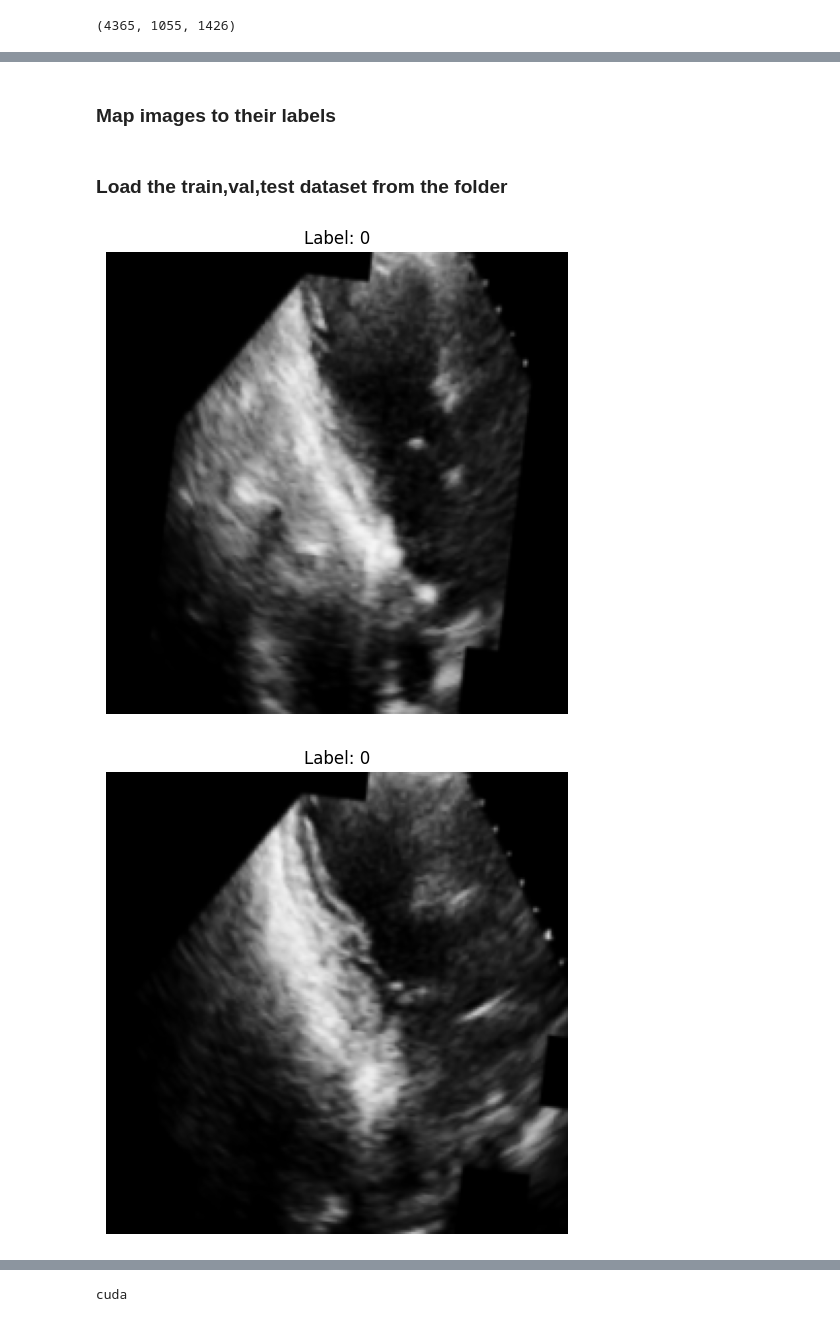
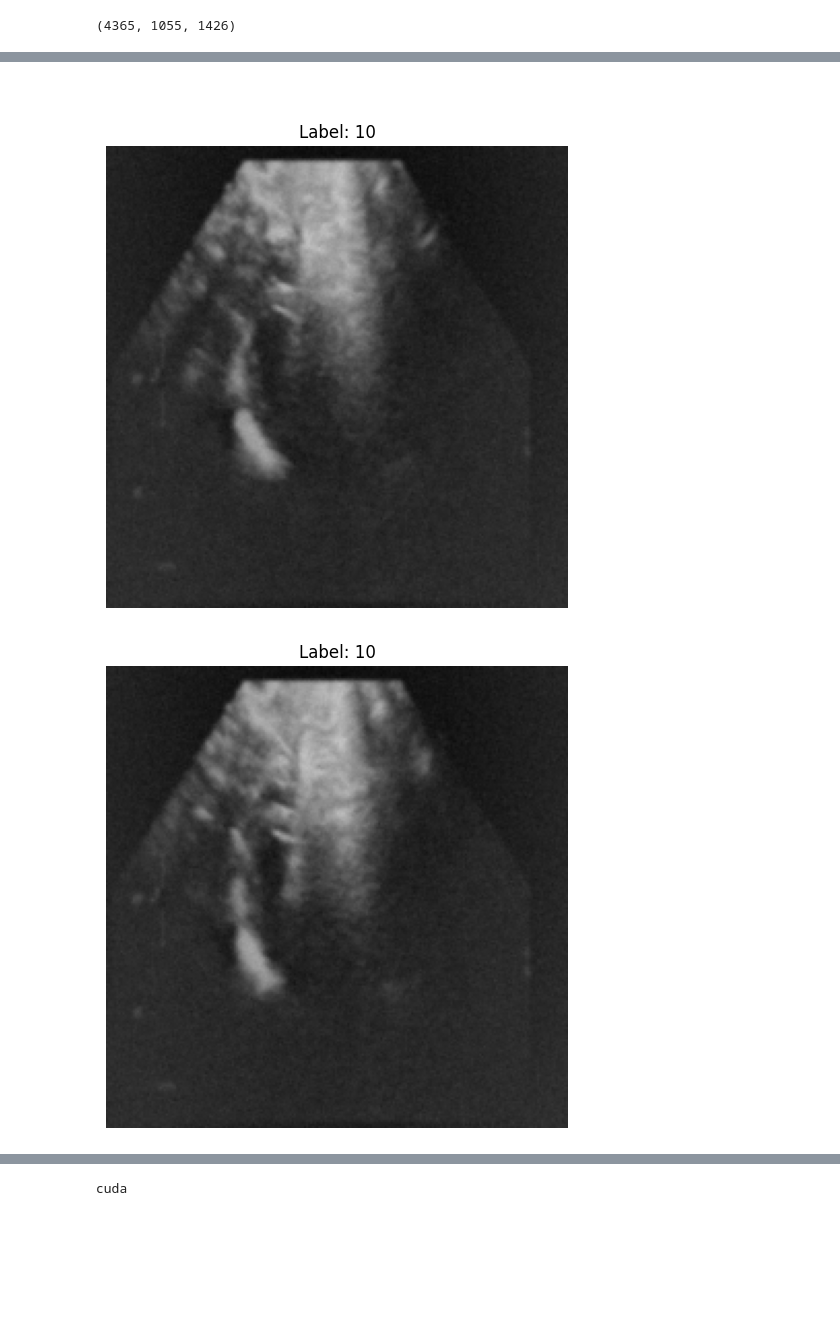
Before and after one commit to shokoofa-ghods/TTE_view_classification_pipeline, a Jupyter notebook: notebooks/models/VideoPipeline.ipynb, the cells around one changed output, grey strips where cells are left out. Cells and saved outputs as stored; diff of their text form; code cells hidden in the pictures; blank space fills up the shorter version.

```diff
--- a/notebooks/models/VideoPipeline.ipynb
+++ b/notebooks/models/VideoPipeline.ipynb
@@ -259,7 +259,7 @@ for aug in video_augs:
     else:
         aug_name_list.append(aug.__class__.__name__)
 # %% [markdown]
-### Map images to their labels
+<!-- ### Map images to their labels -->
 # %%
 import torch
 import torchvision.transforms.functional as TF
@@ -365,7 +365,7 @@ class TTEDataset(Dataset):
         output = image_array * mask  # static pixels become zero
         return output
 # %% [markdown]
-### Load the train,val,test dataset from the folder
+<!-- ### Load the train,val,test dataset from the folder -->
 # %%
 train_data = TTEDataset(
     csv_info=info_train, root_dir=dataset_address, data_mean = avg_data_mean, data_std = avg_data_std, use_npy=False, remove_ecg=True, remove_static=True,
@@ -381,9 +381,9 @@ test_data = TTEDataset(
 )
 # %%
 num = random.randint(0,1100)
-img, label = train_data[num]
+img, label = train_data[222]
 for i in range(0,9,3):
     visualize_normalized(img[i,:,:], label, avg_data_mean, avg_data_std)
 # %% [output]
-[figure, old version]
+[figure, new version]
-[figure, old version]
+[figure, new version]
```
Also changed, not shown: parts of 23 cells of this notebook.
